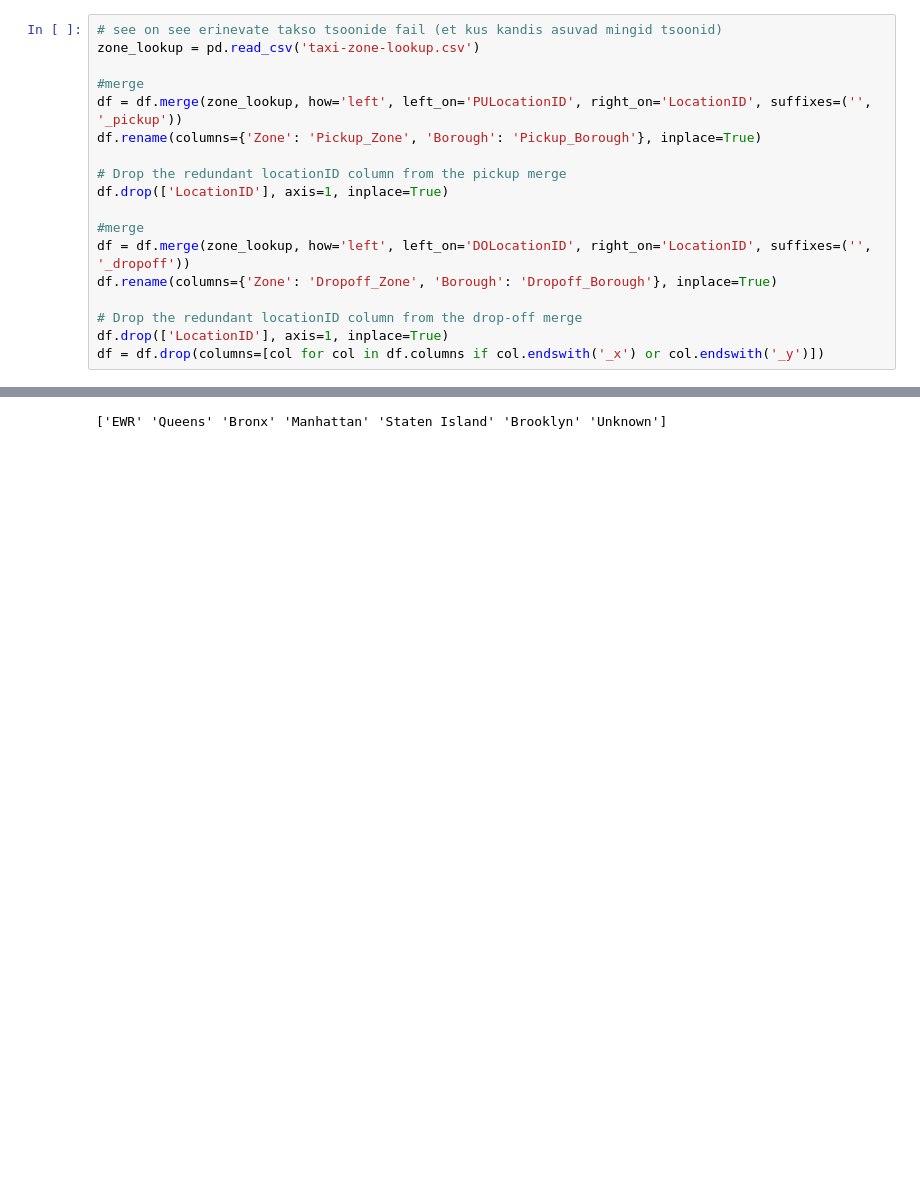
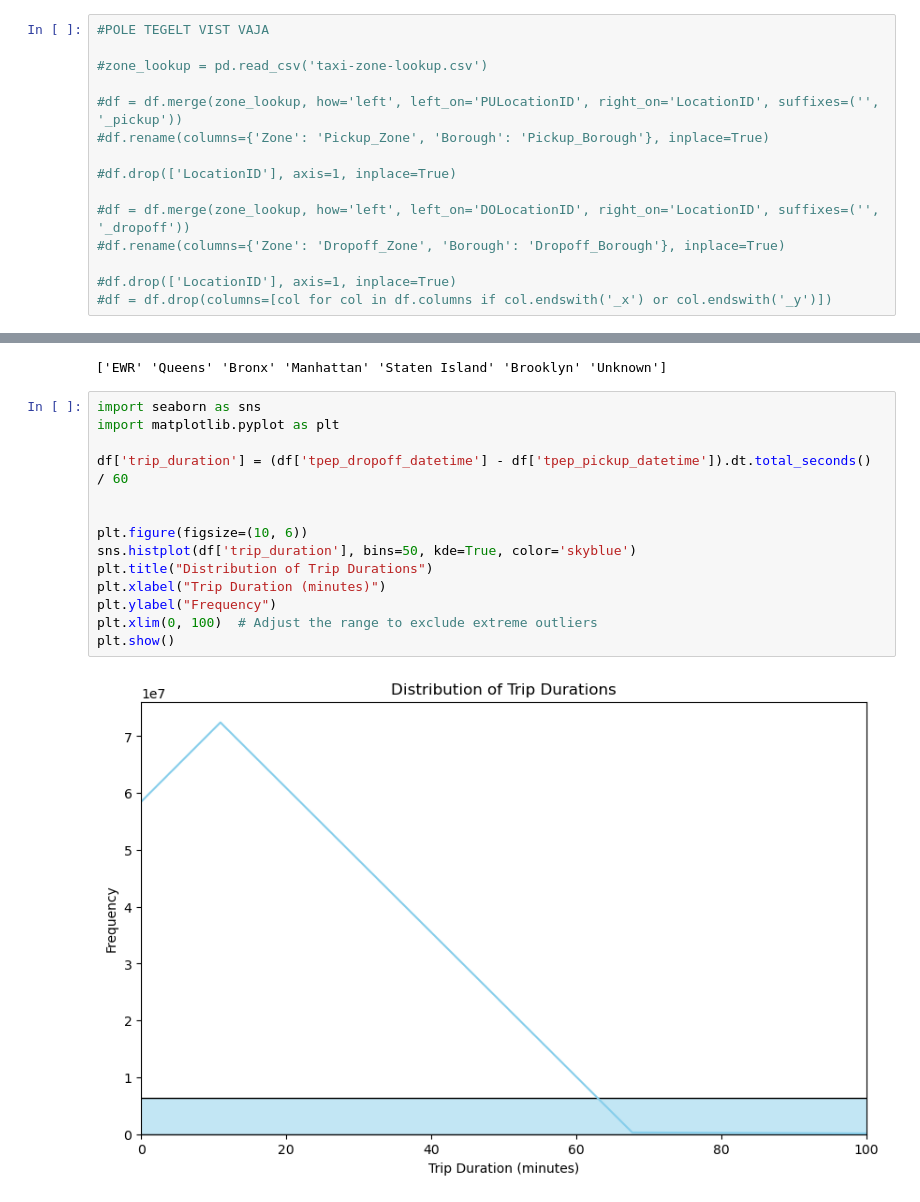
Before and after one commit to marieluha/NYCtaxi, a Jupyter notebook: taxiFare.ipynb, the cells around one changed output, grey strips where cells are left out. Drawn from its saved outputs; the diff is of its cells as text; blank space fills up the shorter version.

Commit message:
analysed and tried to find more patterns and created the locations map

```diff
--- a/taxiFare.ipynb
+++ b/taxiFare.ipynb
@@ -90,21 +88,18 @@ LISASIN NEED ZONED KA MAIN DF FAILI
 # %%
-# see on see erinevate takso tsoonide fail (et kus kandis asuvad mingid tsoonid)
-zone_lookup = pd.read_csv('taxi-zone-lookup.csv')
+#POLE TEGELT VIST VAJA
 
-#merge
-df = df.merge(zone_lookup, how='left', left_on='PULocationID', right_on='LocationID', suffixes=('', '_pickup'))
-df.rename(columns={'Zone': 'Pickup_Zone', 'Borough': 'Pickup_Borough'}, inplace=True)
+#zone_lookup = pd.read_csv('taxi-zone-lookup.csv')
 
-# Drop the redundant locationID column from the pickup merge
-df.drop(['LocationID'], axis=1, inplace=True)
+#df = df.merge(zone_lookup, how='left', left_on='PULocationID', right_on='LocationID', suffixes=('', '_pickup'))
+#df.rename(columns={'Zone': 'Pickup_Zone', 'Borough': 'Pickup_Borough'}, inplace=True)
 
-#merge
-df = df.merge(zone_lookup, how='left', left_on='DOLocationID', right_on='LocationID', suffixes=('', '_dropoff'))
-df.rename(columns={'Zone': 'Dropoff_Zone', 'Borough': 'Dropoff_Borough'}, inplace=True)
+#df.drop(['LocationID'], axis=1, inplace=True)
 
-# Drop the redundant locationID column from the drop-off merge
-df.drop(['LocationID'], axis=1, inplace=True)
-df = df.drop(columns=[col for col in df.columns if col.endswith('_x') or col.endswith('_y')])
+#df = df.merge(zone_lookup, how='left', left_on='DOLocationID', right_on='LocationID', suffixes=('', '_dropoff'))
+#df.rename(columns={'Zone': 'Dropoff_Zone', 'Borough': 'Dropoff_Borough'}, inplace=True)
+
+#df.drop(['LocationID'], axis=1, inplace=True)
+#df = df.drop(columns=[col for col in df.columns if col.endswith('_x') or col.endswith('_y')])
 # %%
 df.head()
 # %% [output]
@@ -218,3 +326,19 @@ unique_b = zone_lookup['Borough'].unique()
 print(unique_b)
 # %% [output]
 ['EWR' 'Queens' 'Bronx' 'Manhattan' 'Staten Island' 'Brooklyn' 'Unknown']
+# %%
+import seaborn as sns
+import matplotlib.pyplot as plt
+
+df['trip_duration'] = (df['tpep_dropoff_datetime'] - df['tpep_pickup_datetime']).dt.total_seconds() / 60
+
+
+plt.figure(figsize=(10, 6))
+sns.histplot(df['trip_duration'], bins=50, kde=True, color='skyblue')
+plt.title("Distribution of Trip Durations")
+plt.xlabel("Trip Duration (minutes)")
+plt.ylabel("Frequency")
+plt.xlim(0, 100)  # Adjust the range to exclude extreme outliers
+plt.show()
+# %% [output]
+[figure, added]
```
Also changed, not shown: parts of 17 cells of this notebook.
